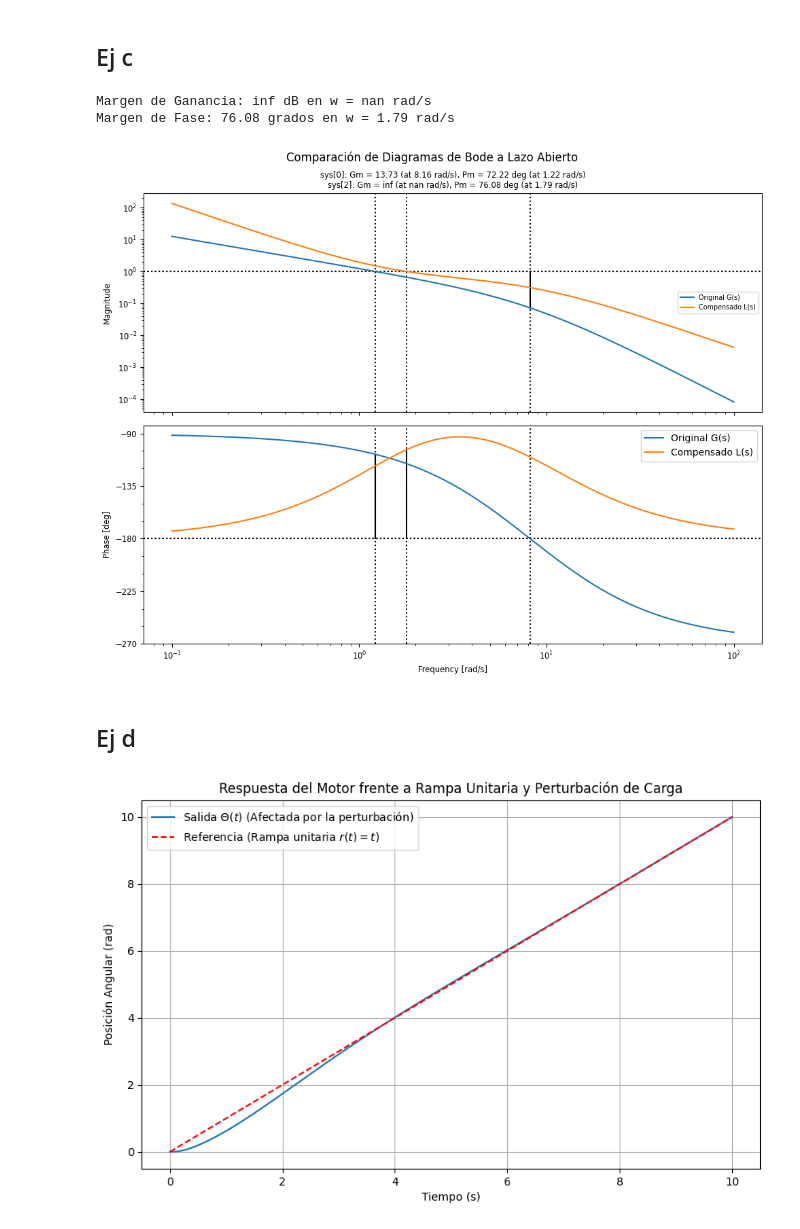
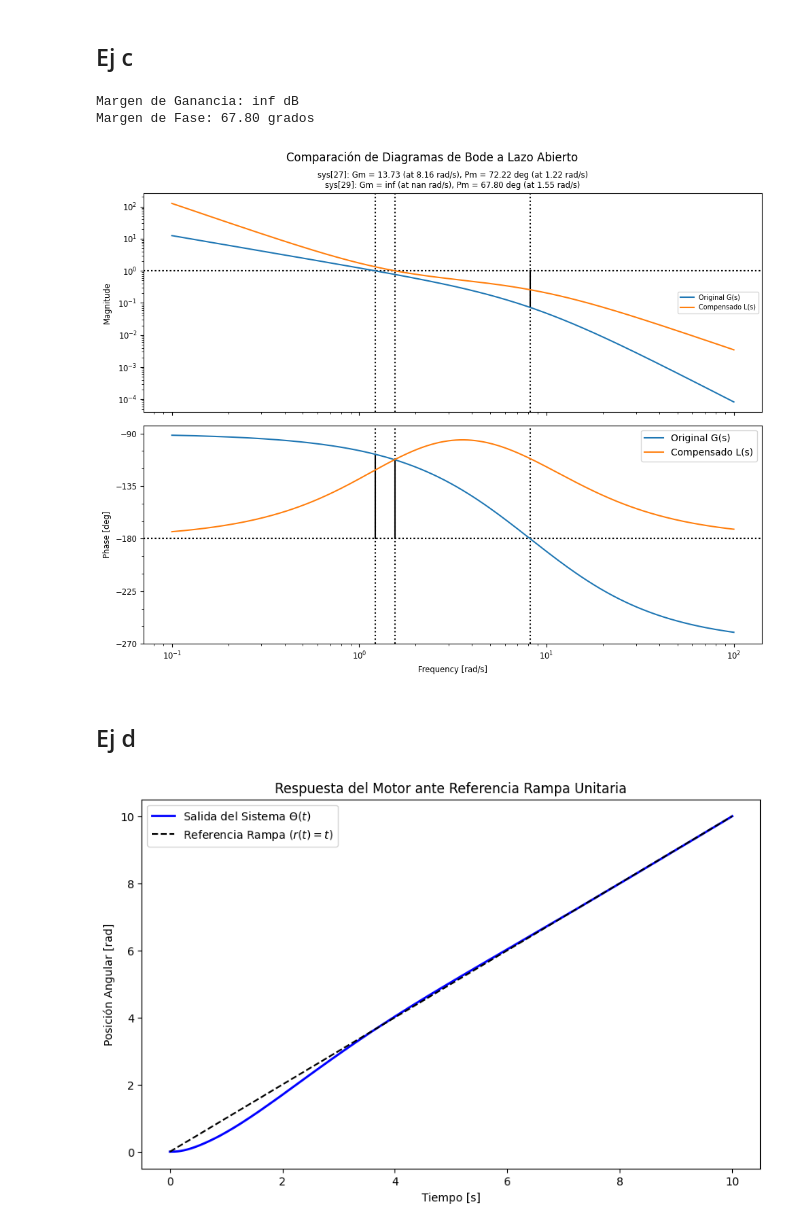
Before and after one commit to Ciror3/Tp1_SistemaDeControl, a Jupyter notebook: ej1/parteB.ipynb, the cells around one changed output. Cells and saved outputs as stored; diff of their text form; code cells hidden in the pictures.

```diff
--- a/ej1/parteB.ipynb
+++ b/ej1/parteB.ipynb
@@ -7,50 +25,45 @@ import numpy as np
 ## Ej c
 # %%
 G = ctrl.TransferFunction([0.25], [0.003,0.0515,0.2,0.0])
-G_pid = ctrl.TransferFunction([0.51,1.479,1.0723],[1,0])
+G_pid = ctrl.TransferFunction([0.42, 1.2978, 1.0025],[1,0])
 L = G * G_pid
 gm, pm, wg, wp = ctrl.margin(L)
 gm_db = 20 * math.log10(gm)
 
-print(f"Margen de Ganancia: {gm_db:.2f} dB en w = {wg:.2f} rad/s")
-print(f"Margen de Fase: {pm:.2f} grados en w = {wp:.2f} rad/s")
+print(f"Margen de Ganancia: {gm_db:.2f} dB")
+print(f"Margen de Fase: {pm:.2f} grados")
 # %% [output]
-Margen de Ganancia: inf dB en w = nan rad/s
-Margen de Fase: 76.08 grados en w = 1.79 rad/s
+Margen de Ganancia: inf dB
+Margen de Fase: 67.80 grados
 # %%
 plt.figure(figsize=(10, 8))
-# Trazamos ambos para compararlos (margins=True dibuja las líneas de los márgenes)
-ctrl.bode_plot([G, L], margins=True, label=['Original G(s)', 'Compensado L(s)'])
+# Trazamos ambos para compararlos
+ctrl.bode_plot([G, L], display_margins=True, label=['Original G(s)', 'Compensado L(s)'])
 plt.legend()
 plt.suptitle('Comparación de Diagramas de Bode a Lazo Abierto')
 plt.show()
 # %% [output]
-[figure, old version]
+[figure, new version]
 # %% [markdown]
 ## Ej d
 # %%
-import control as ctrl
-import numpy as np
-import matplotlib.pyplot as plt
-
 G = ctrl.tf([0.25], [0.003, 0.0515, 0.2, 0])
-C_pid = ctrl.tf([0.51, 1.479, 1.072], [1, 0])
+C_pid = ctrl.tf([0.42, 1.2978, 1.0025],[1,0])
 
 T_ref = ctrl.feedback(C_pid * G, 1)
 
 t = np.linspace(0, 10, 1000)
 t,y_ref = ctrl.forced_response(T_ref, T=t,U=t)
 
 plt.figure(figsize=(10, 6))
 
-plt.plot(t,y_ref,label="Salida $\\Theta(t)$ (Afectada por la perturbación)")
-plt.plot(t, t, '--', label='Referencia (Rampa unitaria $r(t)=t$)', color='red')
+plt.plot(t, y_ref, label='Salida del Sistema $\Theta(t)$', color='blue', linewidth=2)
+plt.plot(t, t, label='Referencia Rampa ($r(t)=t$)', color='black', linestyle='--')
 
-plt.title('Respuesta del Motor frente a Rampa Unitaria y Perturbación de Carga')
-plt.xlabel('Tiempo (s)')
-plt.ylabel('Posición Angular (rad)')
-plt.legend()
-plt.grid(True)
+plt.title("Respuesta del Motor ante Referencia Rampa Unitaria")
+plt.xlabel("Tiempo [s]")
+plt.ylabel("Posición Angular [rad]")
+plt.legend(loc='upper left')
 plt.show()
 # %% [output]
-[figure, old version]
+[figure, new version]
```
Also changed, not shown: parts of 2 cells of this notebook, 3 other files.
